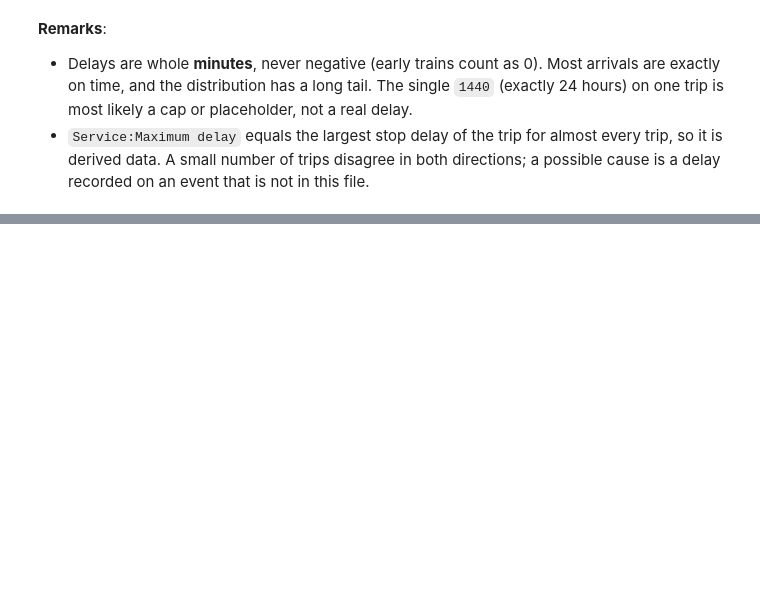
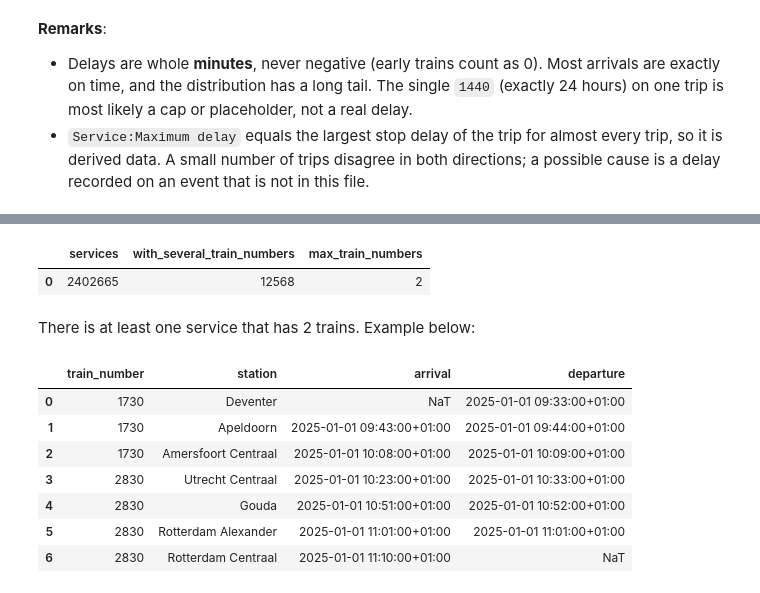
Before and after one commit to clavzno/mono4db, a Jupyter notebook: dutch_railway/notebooks/eda.ipynb, the cells around one changed output, grey strips where cells are left out. Cells and saved outputs as stored; diff of their text form; code cells hidden in the pictures; blank space fills up the shorter version.

```diff
--- a/dutch_railway/notebooks/eda.ipynb
+++ b/dutch_railway/notebooks/eda.ipynb
@@ -563,0 +676,30 @@ con.sql("""
+# %%
+con.sql("""
+    SELECT count(*)                  AS services,
+           count(*) FILTER (ntn > 1) AS with_several_train_numbers,
+           max(ntn)                  AS max_train_numbers
+    FROM (SELECT "Service:RDT-ID", count(DISTINCT "Service:Train number") AS ntn FROM staged GROUP BY 1)
+""").df()
+# %% [output]
+|  | services | with_several_train_numbers | max_train_numbers |
+| 0 | 2402665 | 12568 | 2 |
+# %% [markdown]
+There is at least one service that has 2 trains. Example below:
+# %%
+con.sql("""
+    SELECT "Service:Train number" AS train_number, "Stop:Station name" AS station,
+           "Stop:Arrival time" AS arrival, "Stop:Departure time" AS departure
+    FROM staged
+    WHERE "Service:RDT-ID" = (SELECT min("Service:RDT-ID") FROM staged GROUP BY "Service:RDT-ID"
+                              HAVING count(DISTINCT "Service:Train number") > 1 ORDER BY 1 LIMIT 1)
+    ORDER BY coalesce("Stop:Arrival time", "Stop:Departure time")
+""").df()
+# %% [output]
+|  | train_number | station | arrival | departure |
+| 0 | 1730 | Deventer | NaT | 2025-01-01 09:33:00+01:00 |
+| 1 | 1730 | Apeldoorn | 2025-01-01 09:43:00+01:00 | 2025-01-01 09:44:00+01:00 |
+| 2 | 1730 | Amersfoort Centraal | 2025-01-01 10:08:00+01:00 | 2025-01-01 10:09:00+01:00 |
+| 3 | 2830 | Utrecht Centraal | 2025-01-01 10:23:00+01:00 | 2025-01-01 10:33:00+01:00 |
+| 4 | 2830 | Gouda | 2025-01-01 10:51:00+01:00 | 2025-01-01 10:52:00+01:00 |
+| 5 | 2830 | Rotterdam Alexander | 2025-01-01 11:01:00+01:00 | 2025-01-01 11:01:00+01:00 |
+| 6 | 2830 | Rotterdam Centraal | 2025-01-01 11:10:00+01:00 | NaT |
```
Also changed, not shown: parts of 34 cells of this notebook.
